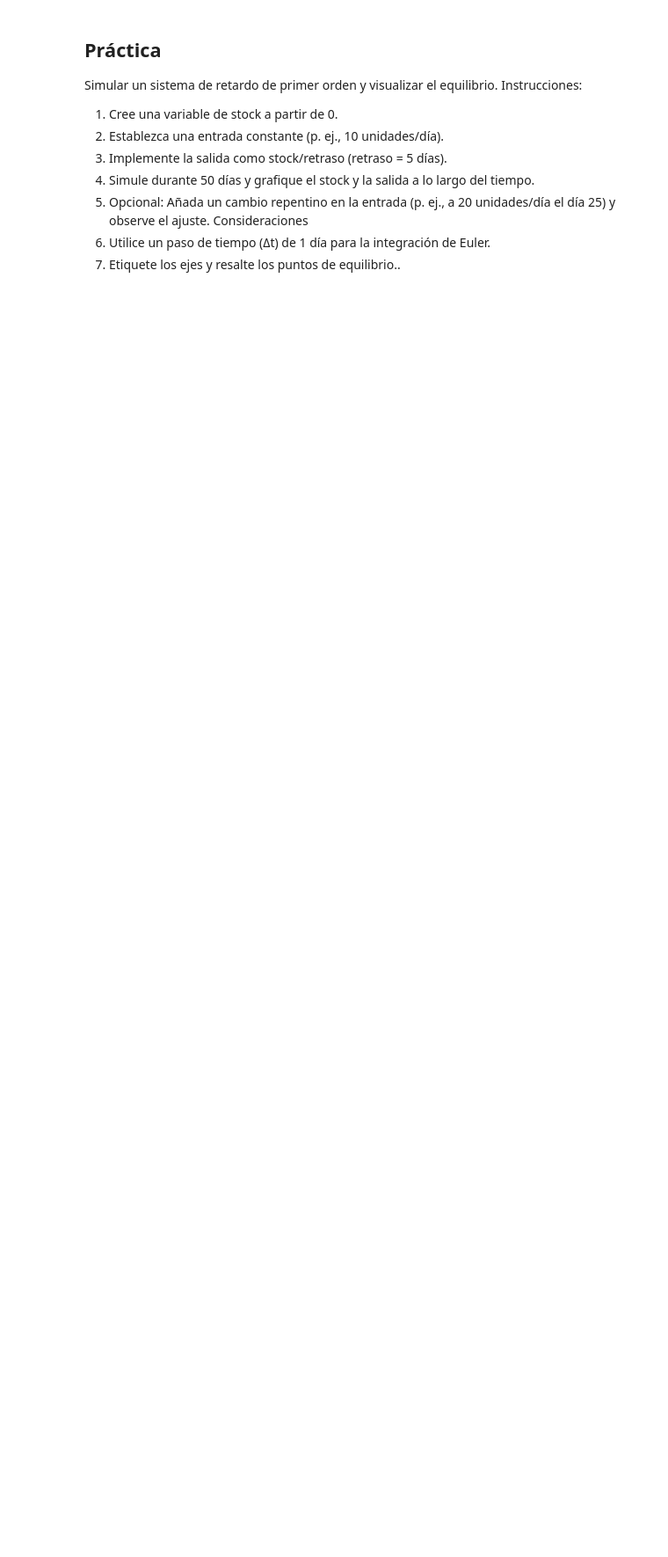
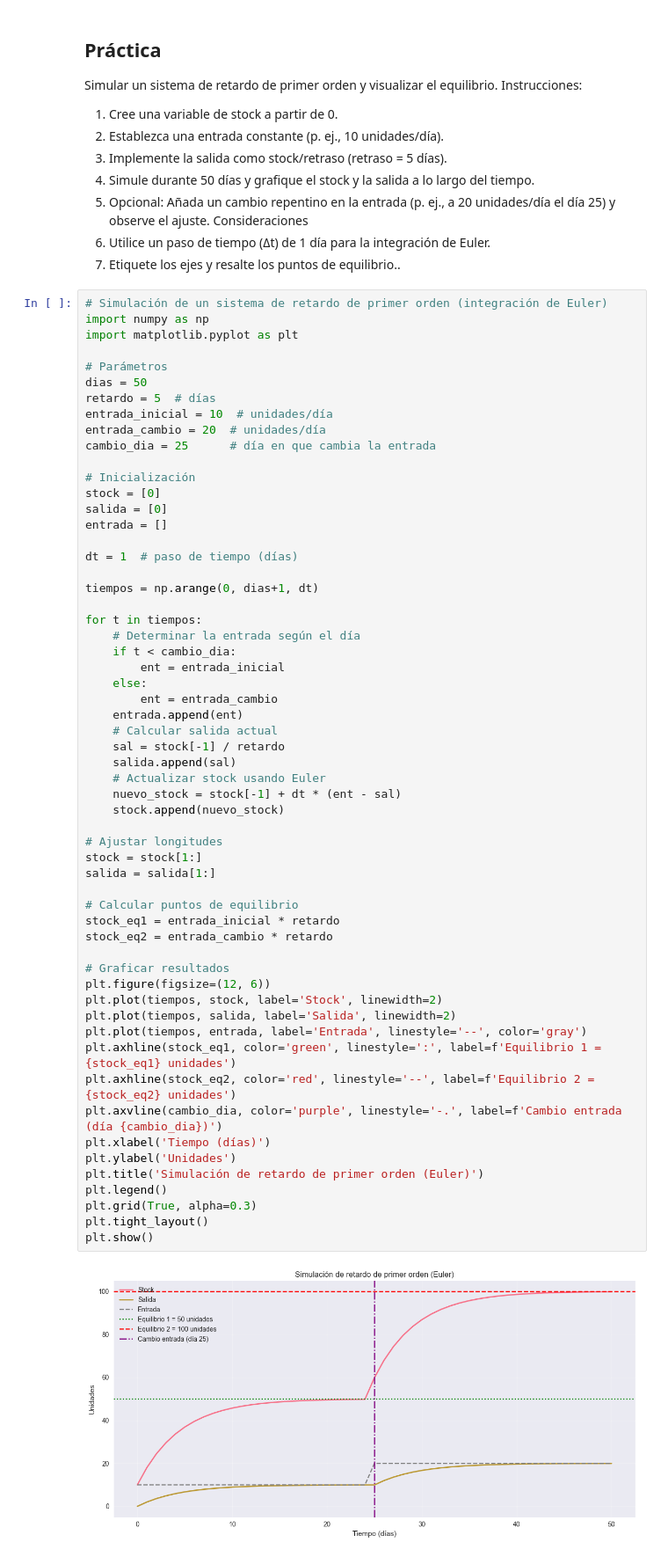
Before and after one commit to FabianKel/ModSim-LAB2, a Jupyter notebook: ejercicio1.ipynb, the cells around one changed output. Shown: that part at 88% size. Drawn from its saved outputs; the diff is of its cells as text; blank space fills up the shorter version.

```diff
--- a/ejercicio1.ipynb
+++ b/ejercicio1.ipynb
@@ -393,6 +393,66 @@ Instrucciones:
 Consideraciones
 1. Utilice un paso de tiempo (Δt) de 1 día para la integración de Euler.
 2. Etiquete los ejes y resalte los puntos de equilibrio..
+# %%
+# Simulación de un sistema de retardo de primer orden (integración de Euler)
+import numpy as np
+import matplotlib.pyplot as plt
+
+# Parámetros
+dias = 50
+retardo = 5  # días
+entrada_inicial = 10  # unidades/día
+entrada_cambio = 20  # unidades/día
+cambio_dia = 25      # día en que cambia la entrada
+
+# Inicialización
+stock = [0]
+salida = [0]
+entrada = []
+
+dt = 1  # paso de tiempo (días)
+
+tiempos = np.arange(0, dias+1, dt)
+
+for t in tiempos:
+    # Determinar la entrada según el día
+    if t < cambio_dia:
+        ent = entrada_inicial
+    else:
+        ent = entrada_cambio
+    entrada.append(ent)
+    # Calcular salida actual
+    sal = stock[-1] / retardo
+    salida.append(sal)
+    # Actualizar stock usando Euler
+    nuevo_stock = stock[-1] + dt * (ent - sal)
+    stock.append(nuevo_stock)
+
+# Ajustar longitudes
+stock = stock[1:]
+salida = salida[1:]
+
+# Calcular puntos de equilibrio
+stock_eq1 = entrada_inicial * retardo
+stock_eq2 = entrada_cambio * retardo
+
+# Graficar resultados
+plt.figure(figsize=(12, 6))
+plt.plot(tiempos, stock, label='Stock', linewidth=2)
+plt.plot(tiempos, salida, label='Salida', linewidth=2)
+plt.plot(tiempos, entrada, label='Entrada', linestyle='--', color='gray')
+plt.axhline(stock_eq1, color='green', linestyle=':', label=f'Equilibrio 1 = {stock_eq1} unidades')
+plt.axhline(stock_eq2, color='red', linestyle='--', label=f'Equilibrio 2 = {stock_eq2} unidades')
+plt.axvline(cambio_dia, color='purple', linestyle='-.', label=f'Cambio entrada (día {cambio_dia})')
+plt.xlabel('Tiempo (días)')
+plt.ylabel('Unidades')
+plt.title('Simulación de retardo de primer orden (Euler)')
+plt.legend()
+plt.grid(True, alpha=0.3)
+plt.tight_layout()
+plt.show()
+# %% [output]
+[figure, added]
 # %% [markdown]
 ## **Prompt utilizado**
 *Se utilizo ChatGPT*
```
Also changed, not shown: parts of 1 cell of this notebook.
